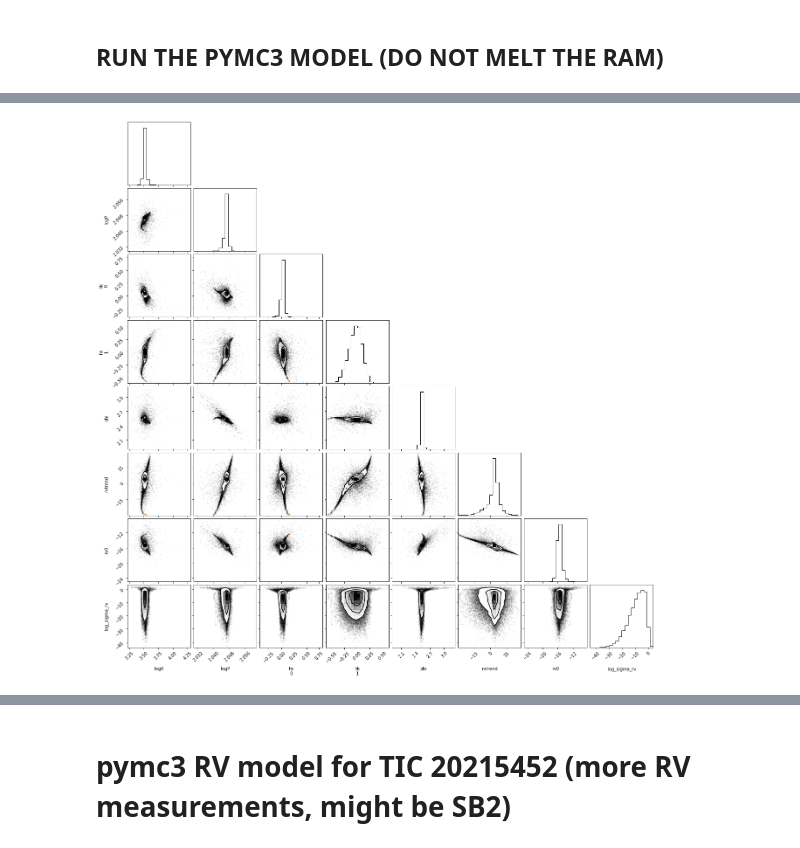
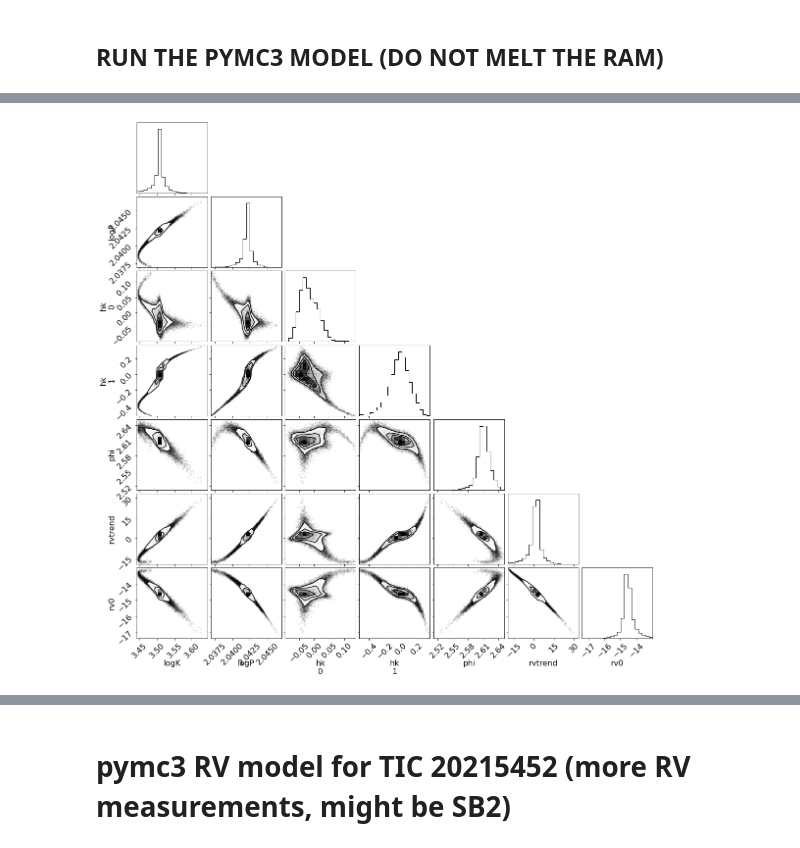
Before and after one commit to kjaehnig/GAT_SEBs, a Jupyter notebook: pymc3_RV_transit_model_testing.ipynb, the cells around one changed output, grey strips where cells are left out. Cells and saved outputs as stored; diff of their text form; code cells hidden in the pictures.

```diff
--- a/pymc3_RV_transit_model_testing.ipynb
+++ b/pymc3_RV_transit_model_testing.ipynb
@@ -38,7 +41,7 @@ CALIB_VERR float64
 # %% [markdown]
 ##### load in apogee visit data for TIC 99254945
 # %%
-sysapodat = astab.Table.read('dr17_joker/tic_beatdrop_system_apogee_dat.fits',format='fits',hdu=1)
+sysapodat = astab.Table.read(dd+'dr17_joker/tic_beatdrop_system_apogee_dat.fits',format='fits',hdu=1)
 print(len(sysapodat))
 sysapodat = astab.join(sysapodat, calibverr, keys=('VISIT_ID','VISIT_ID'))
 print(len(sysapodat))
@@ -151,6 +155,6 @@ with pm.Model() as model:
 # %%
 with model:
 #     map_params = pmx.optimize(vars=[logK])
-    map_params = pmx.optimize(start=map_params,vars=[logK,log_sigma_rv,rvtrend, rv0, hk, phi])
+    map_params = pmx.optimize(vars=[logK,rvtrend, rv0, hk, phi])
     map_params = pmx.optimize(start=map_params, vars=[logP])
 # %% [output]
@@ -164,0 +169,29 @@ logp: -30.46377431636185 -> -30.395046508330744
+# %%
+from matplotlib.gridspec import GridSpec
+gs1 = GridSpec(nrows=50,ncols=1)
+fig = plt.figure()
+ax1 = fig.add_subplot(gs1[:30,:])
+ax2 = fig.add_subplot(gs1[35:,:])
+
+ax1.errorbar(t%MAP_P, rv, yerr=rv_err*100, fmt=".k",zorder=1, label='100 * calib_verr')
+sig_rv_b4_mcmc = np.sqrt(rv_err.value**2 + np.exp(2.*map_params['log_sigma_rv']))
+
+
+ax1.errorbar(t%MAP_P, rv, yerr=sig_rv_b4_mcmc*100, fmt='.r',zorder=0, label='100 * (calib_verr**2 + sig_rv**2)')
+
+
+residuals_b4_mcmc = rv - map_params['rvmodel']
+print(map_params.keys())
+params_b4_mcmc = {ii:map_params[ii] for ii in ['P','K','rvmodel','rvphase','rv0','w','e','phi','log_sigma_rv']}
+print(params_b4_mcmc)
+
+ax2.errorbar(t%MAP_P, residuals_b4_mcmc, yerr=rv_err, fmt='.k',label='calib_verr')
+ax2.errorbar(t%MAP_P, residuals_b4_mcmc, yerr=sig_rv_b4_mcmc, fmt='.r',zorder=0,label='(calib_verr**2 + sig_rv**2)')
+ax2.axhline(0,ls='--')
+
+ax1.legend()
+ax2.legend(fontsize=16,loc=(0.6,0.5))
+rcParams['font.size'] = 16
+ax2.set_xlabel("phase (MAP_P ~7.7d)")
+ax2.set_ylabel("rv_obs - map_params['rvmodel']")
+ax1.set_ylabel("radial velocity")
@@ -189,10 +225,11 @@ plt.tight_layout()
 # %% [markdown]
 ## RUN THE PYMC3 MODEL (DO NOT MELT THE RAM)
 # %%
+np.random.seed(42)
 with model:
     paramtrace = pmx.sample(
-        draws=10000,
-        tune=5000,
+        draws=5000,
+        tune=10000,
         start=map_params,
         chains=6,
         cores=6,
@@ -261,5 +304,5 @@ WARNING:root:Too few points to create valid contours
 # %%
-_ = corner(paramtrace, var_names=['logK','logP','hk','phi','rvtrend','rv0','log_sigma_rv'], divergences=True, plot_contours=True)
+_ = corner(paramtrace, var_names=['logK','logP','hk','phi','rvtrend','rv0'], divergences=True, plot_contours=True)
 # %% [output]
 WARNING:root:Too few points to create valid contours
 WARNING:root:Too few points to create valid contours
@@ -279 +313 @@ WARNING:root:Too few points to create valid contours
-[figure, old version]
+[figure, new version]
```
Also changed, not shown: parts of 29 cells of this notebook, 2 other files.
